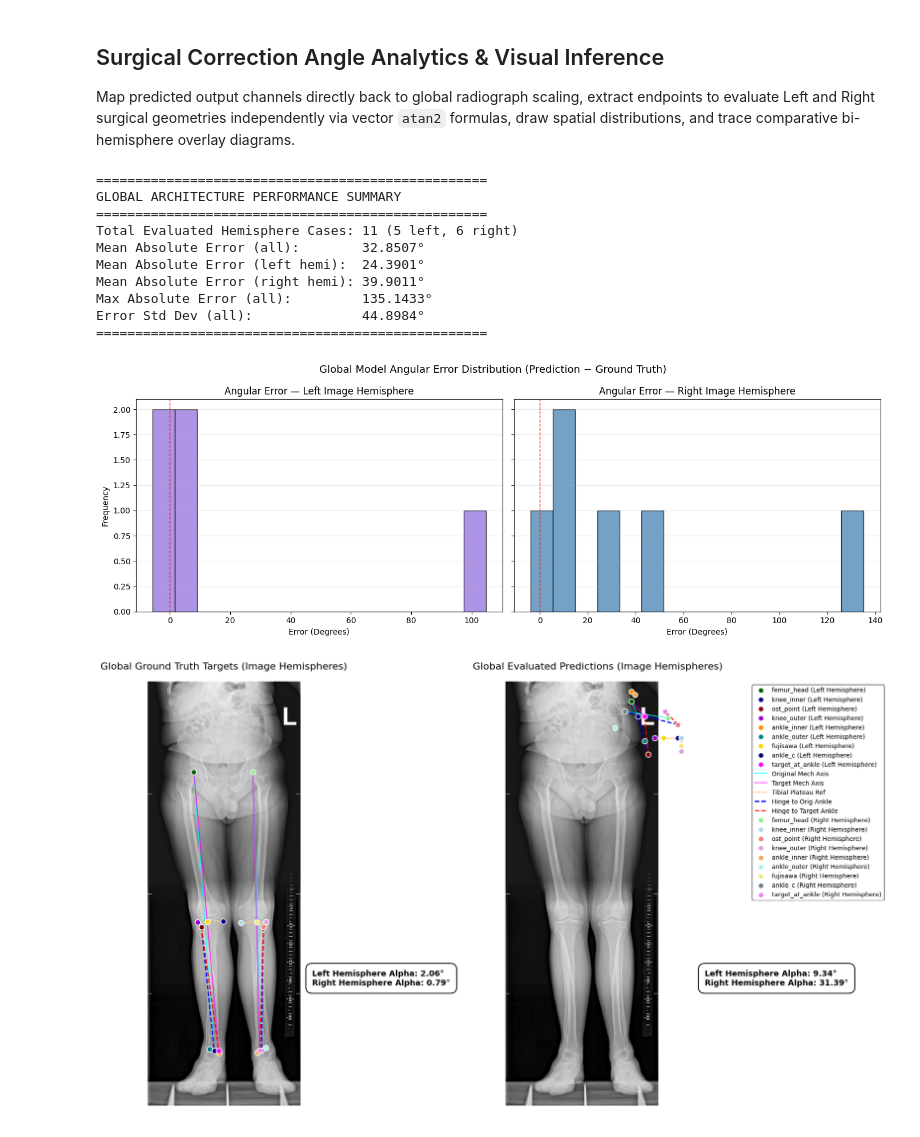
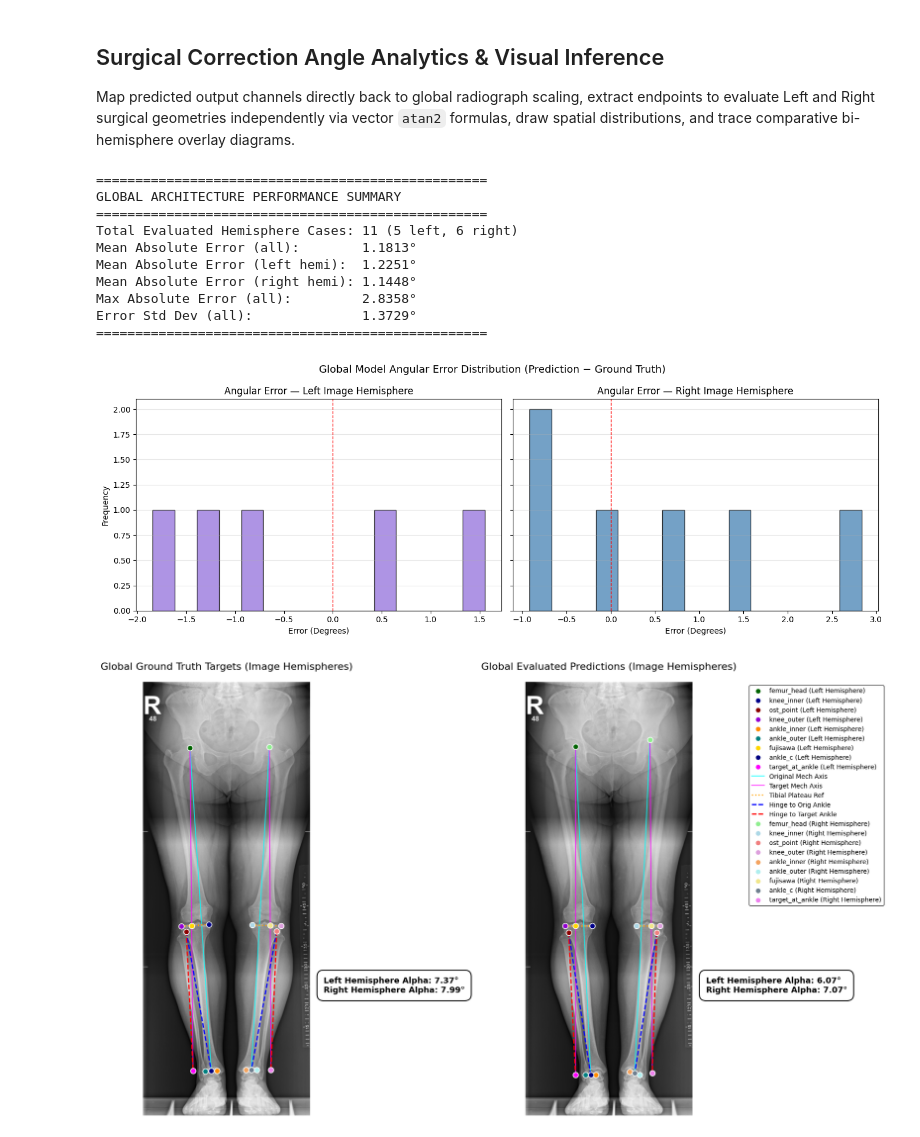
Before and after one commit to nearlyphd/conformer-hto, a Jupyter notebook: notebooks/hto_correction_angles_global.ipynb, the cells around one changed output. Saved outputs shown, nothing was run; the diff lists cells and outputs as text; code cells hidden in the pictures.

Commit message:
Update training configuration: Refine data preprocessing and increase KP_EPOCHS to 1000 in HTO correction angles notebook

```diff
--- a/notebooks/hto_correction_angles_global.ipynb
+++ b/notebooks/hto_correction_angles_global.ipynb
@@ -36,7 +36,7 @@ SEED = 42
 TARGET_SIZE = 512
 HEATMAP_SCALE = 0.25
 SIGMA = 2.0
-KP_EPOCHS = 10
+KP_EPOCHS = 1_000
 BATCH_SIZE = 4
 LEARNING_RATE = 1e-4
 
@@ -236,6 +239,7 @@ Global datasets staged successfully: 43 Train, 5 Validation, 6 Test samples.
 Set up the keypoint detector wrapper supervising all 12 targets simultaneously under Mean Squared Error (MSE) minimization.
 # %%
 criterion = nn.MSELoss()
+
 _model_map = {
     "tiny": Conformer_tiny_patch16_keypoint,
     "small_p16": Conformer_small_patch16_keypoint,
@@ -244,7 +248,7 @@ _model_map = {
 }
 model_global = _model_map[MODEL_VARIANT](num_keypoints=12).to(device)
 optimizer_global = optim.AdamW(model_global.parameters(), lr=LEARNING_RATE)
-scheduler_global = torch.optim.lr_scheduler.CosineAnnealingLR(optimizer_global, T_max=KP_EPOCHS)
+scheduler_global = torch.optim.lr_scheduler.CosineAnnealingLR(optimizer_global, T_max=KP_EPOCHS, eta_min=1e-6)
 
 def calculate_pck(preds, gts, threshold=0.05, normalize_by=512):
     """Computes Percentage of Correct Keypoints (PCK) over active global target points."""
@@ -264,7 +268,7 @@ def calculate_nmse(preds, gts, normalize_by=512):
     mse = torch.mean(torch.sum(diff ** 2, dim=-1)[valid_mask])
     return (mse / (normalize_by ** 2)).item()
 
-def train_global_routine(model, t_loader, v_loader, opt, crit, epochs, dev):
+def train_global_routine(model, t_loader, v_loader, opt, scheduler, crit, epochs, dev):
     t_losses, v_losses, v_nmses, v_pcks = [], [], [], []
     best_val_loss = float('inf')
     for e in range(epochs):
@@ -273,13 +277,15 @@ def train_global_routine(model, t_loader, v_loader, opt, crit, epochs, dev):
         for batch in t_loader:
             imgs, target_hms = batch["image"].to(dev), batch["heatmap"].to(dev)
             opt.zero_grad()
-            pred_hms = model(imgs)
+            pred_hms = torch.sigmoid(model(imgs))
             loss = crit(pred_hms, target_hms)
             loss.backward()
             torch.nn.utils.clip_grad_norm_(model.parameters(), max_norm=1.0)
             opt.step()
-            scheduler.step()
             e_loss += loss.item()
+
+        scheduler.step()
+
         t_l = e_loss / len(t_loader)
         t_losses.append(t_l)
 
@@ -289,7 +295,7 @@ def train_global_routine(model, t_loader, v_loader, opt, crit, epochs, dev):
         with torch.no_grad():
             for batch in v_loader:
                 imgs, target_hms, gts = batch["image"].to(dev), batch["heatmap"].to(dev), batch["keypoint"]
-                pred_hms = model(imgs)
+                pred_hms = torch.sigmoid(model(imgs))
                 v_loss += crit(pred_hms, target_hms).item()
 
                 coords = extract_coordinates(pred_hms.cpu(), scale_factor=4.0)
@@ -317,7 +323,12 @@ def train_global_routine(model, t_loader, v_loader, opt, crit, epochs, dev):
     return t_losses, v_losses, v_nmses, v_pcks
 
 if 'train_loader' in locals():
-    train_losses, val_losses, val_nmses, val_pcks = train_global_routine(model_global, train_loader, val_loader, optimizer_global, criterion, KP_EPOCHS, device)
+    # run once before training to sanity-check loss scale
+    model_global.train()
+    batch = next(iter(train_loader))
+    imgs, target_hms = batch["image"].to(device), batch["heatmap"].to(device)
+
+    train_losses, val_losses, val_nmses, val_pcks = train_global_routine(model_global, train_loader, val_loader, optimizer_global, scheduler_global, criterion, KP_EPOCHS, device)
     model_global.load_state_dict(torch.load(CHECKPOINT_PATH))
     print(f"Loaded best checkpoint from {CHECKPOINT_PATH}")
 
@@ -402,7 +420,7 @@ if 'test_loader' in locals():
     with torch.no_grad():
         for batch in test_loader:
             imgs = batch["image"].to(device)
-            pred_hms = model_global(imgs)
+            pred_hms = torch.sigmoid(model_global(imgs))
             coords_batch = extract_coordinates(pred_hms.cpu(), scale_factor=4.0).numpy()
             gts_batch = batch["keypoint"].numpy()
             paths_batch = batch["img_path"]
@@ -541,37 +559,37 @@ if 'test_loader' in locals():
 
                 # 2. Target Mechanical Axis: femur_head to target_at_ankle
                 ax.plot([pts["femur_head"][0], pts["target_at_ankle"][0]], [pts["femur_head"][1], pts["target_at_ankle"][1]], color='magenta', linestyle='-', linewidth=1.5, alpha=0.8, zorder=3, label="Target Mech Axis")
 
                 # 3. Tibial Plateau Reference Line
                 ax.plot([pts["knee_inner"][0], pts["knee_outer"][0]], [pts["knee_inner"][1], pts["knee_outer"][1]], color='orange', linestyle=':', linewidth=2, zorder=4, label="Tibial Plateau Ref")
 
                 # 4. Miniaci Hinge Correction Arc Lines (The Wedge)
                 ax.plot([pts["ost_point"][0], pts["ankle_c"][0]], [pts["ost_point"][1], pts["ankle_c"][1]], color='blue', linestyle='--', linewidth=2, zorder=4, label="Hinge to Orig Ankle")
                 ax.plot([pts["ost_point"][0], pts["target_at_ankle"][0]], [pts["ost_point"][1], pts["target_at_ankle"][1]], color='red', linestyle='--', linewidth=2, zorder=4, label="Hinge to Target Ankle")
 
             ax.axis("off")
             if not is_gt:
                 handles, labels = ax.get_legend_handles_labels()
                 by_label = dict(zip(labels, handles))
                 if by_label: ax.legend(by_label.values(), by_label.keys(), bbox_to_anchor=(1.32, 1.0), loc='upper left', fontsize=10, frameon=True, facecolor='white', edgecolor='black')
 
         draw_overlay(ax_gt, sample_entry, is_gt=True)
         draw_overlay(ax_pred, sample_entry, is_gt=False)
         plt.subplots_adjust(left=0.05, bottom=0.1, top=0.9, wspace=0.35, right=0.72)
         plt.show()
         print(f"Successfully traced layout map for file: {sample_entry['filename']}")
 else:
     print("Pipeline operations skipped seamlessly in un-executed context loop.")
 # %% [output]
 ==================================================
 GLOBAL ARCHITECTURE PERFORMANCE SUMMARY
 ==================================================
 Total Evaluated Hemisphere Cases: 11 (5 left, 6 right)
-Mean Absolute Error (all):        32.8507°
-Mean Absolute Error (left hemi):  24.3901°
-Mean Absolute Error (right hemi): 39.9011°
-Max Absolute Error (all):         135.1433°
-Error Std Dev (all):              44.8984°
+Mean Absolute Error (all):        1.1813°
+Mean Absolute Error (left hemi):  1.2251°
+Mean Absolute Error (right hemi): 1.1448°
+Max Absolute Error (all):         2.8358°
+Error Std Dev (all):              1.3729°
 ==================================================
-[figure, old version]
+[figure, new version]
-[figure, old version]
+[figure, new version]
```
Also changed, not shown: parts of 3 cells of this notebook.
